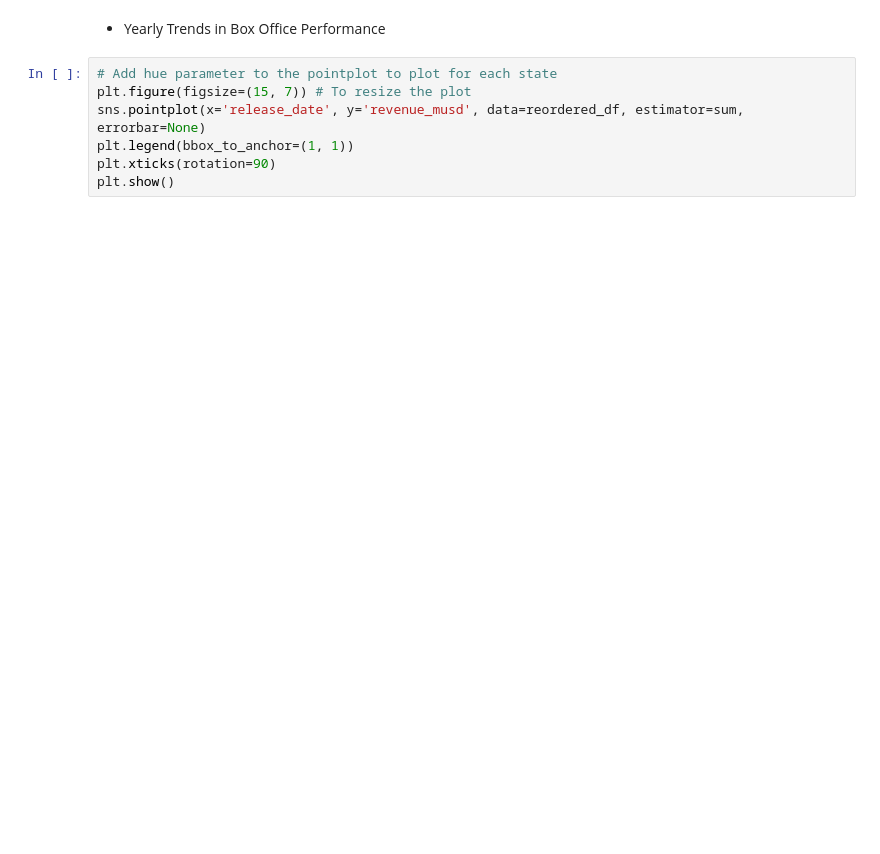
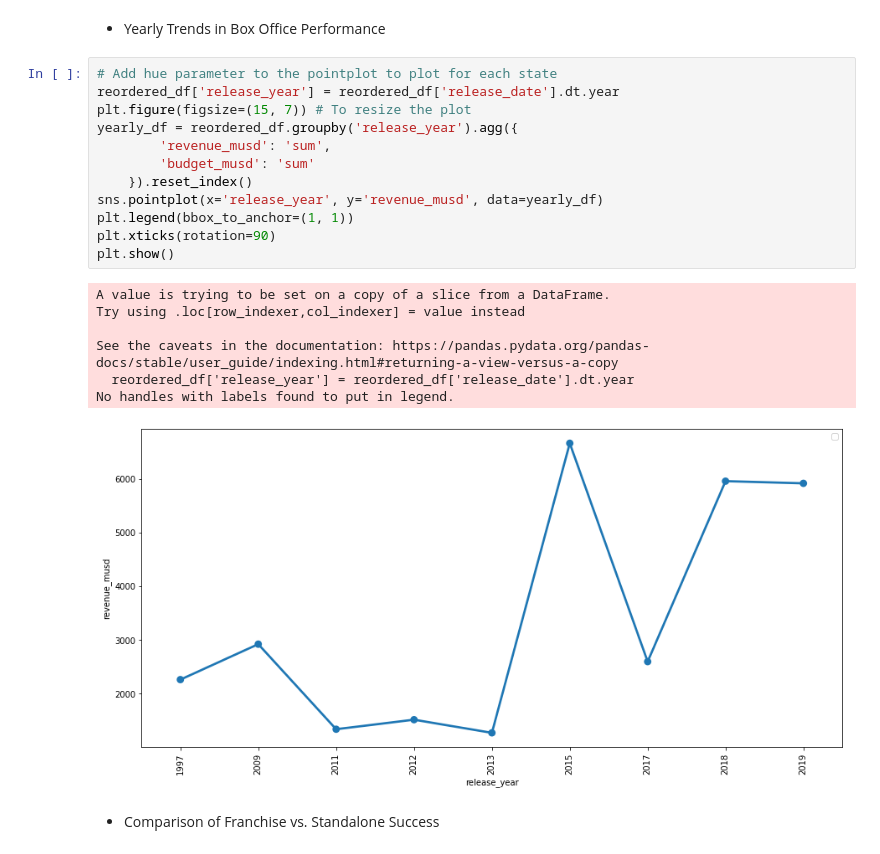
Before and after one commit to kgyauAmtch/Amtch_Personal_Projects, a Jupyter notebook: Project1/notebooks/data_cleaning.ipynb, the cells around one changed output. Drawn from its saved outputs; the diff is of its cells as text; blank space fills up the shorter version.

```diff
--- a/Project1/notebooks/data_cleaning.ipynb
+++ b/Project1/notebooks/data_cleaning.ipynb
@@ -922,8 +1160,23 @@ plt.show()
 - Yearly Trends in Box Office Performance
 # %%
 # Add hue parameter to the pointplot to plot for each state
+reordered_df['release_year'] = reordered_df['release_date'].dt.year
 plt.figure(figsize=(15, 7)) # To resize the plot
-sns.pointplot(x='release_date', y='revenue_musd', data=reordered_df, estimator=sum, errorbar=None)
+yearly_df = reordered_df.groupby('release_year').agg({
+        'revenue_musd': 'sum',
+        'budget_musd': 'sum'
+    }).reset_index()
+sns.pointplot(x='release_year', y='revenue_musd', data=yearly_df)
 plt.legend(bbox_to_anchor=(1, 1))
 plt.xticks(rotation=90)
 plt.show()
+# %% [output]
+A value is trying to be set on a copy of a slice from a DataFrame.
+Try using .loc[row_indexer,col_indexer] = value instead
+
+See the caveats in the documentation: https://pandas.pydata.org/pandas-docs/stable/user_guide/indexing.html#returning-a-view-versus-a-copy
+  reordered_df['release_year'] = reordered_df['release_date'].dt.year
+No handles with labels found to put in legend.
+[figure, added]
+# %% [markdown]
+- Comparison of Franchise vs. Standalone Success
```
Also changed, not shown: parts of 41 cells of this notebook, 1 other file.
